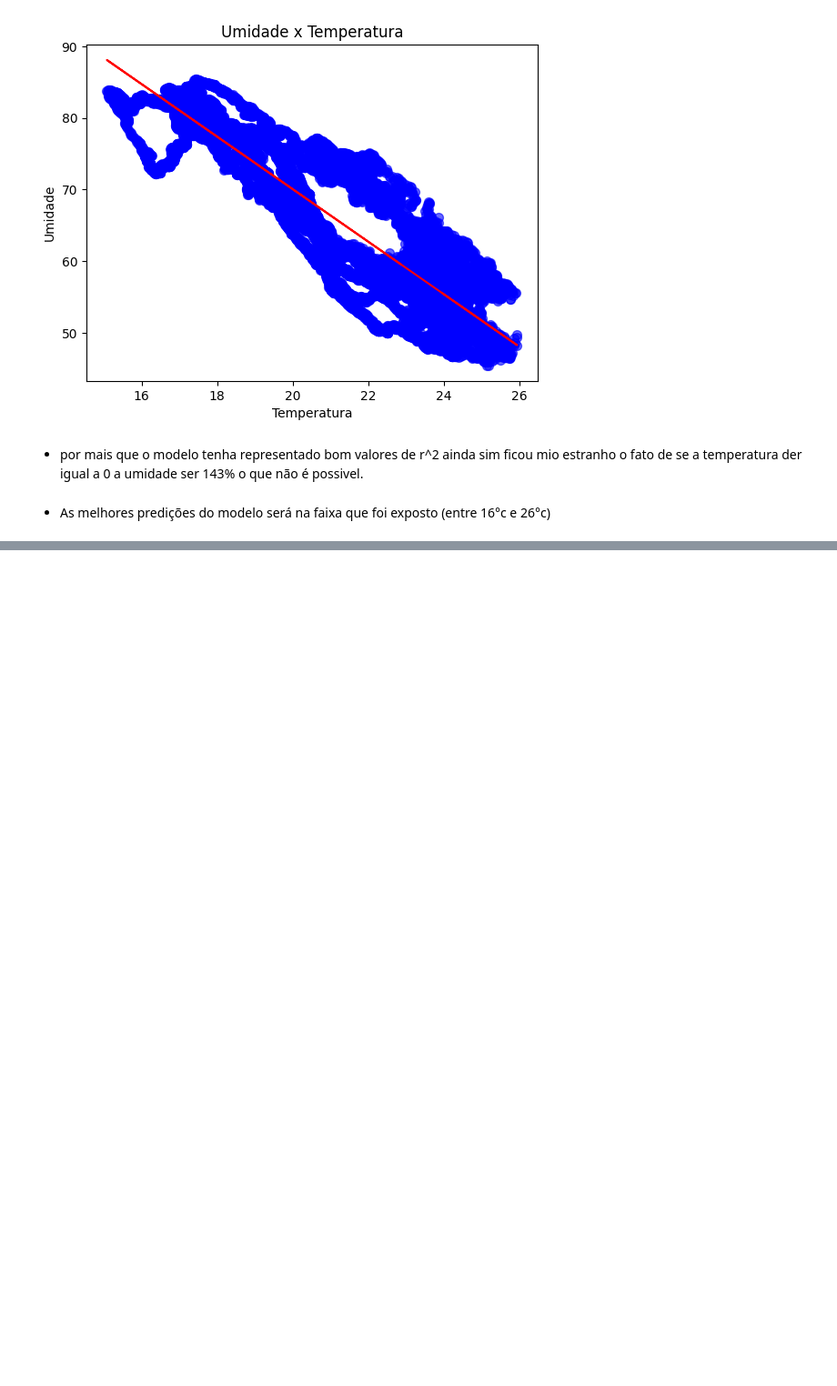
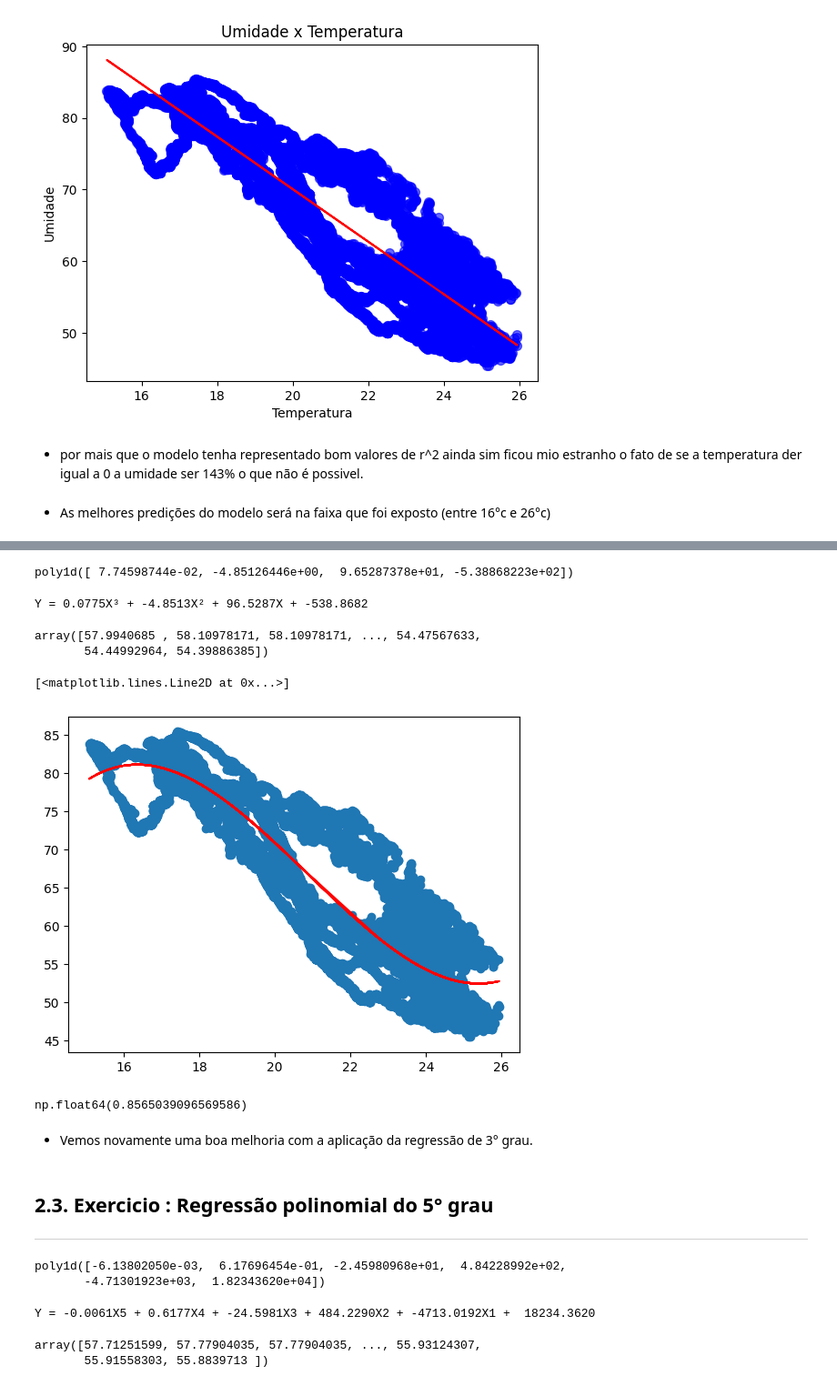
Before and after one commit to JonasSouza871/Machine-Learning-Statistics-Studies, a Jupyter notebook: Regression/Tipos_de_Regressões.ipynb, the cells around one changed output, grey strips where cells are left out. Shown at 91% size. Drawn from its saved outputs; the diff is of its cells as text; code cells hidden in the pictures; blank space fills up the shorter version.

```diff
--- a/Regression/Tipos_de_Regressões.ipynb
+++ b/Regression/Tipos_de_Regressões.ipynb
@@ -133,0 +220,58 @@ plt.show()
+# %%
+coeficientes_cubico = np.polyfit(df['Temp_AHT20_C'],df['Umid_AHT20_pct'], 3) # definicao e trieno do modelo como 3° grau
+modelo_cubico = np.poly1d(coeficientes_cubico) #calcula os coeficientes
+modelo_cubico
+# %% [output]
+poly1d([ 7.74598744e-02, -4.85126446e+00,  9.65287378e+01, -5.38868223e+02])
+# %%
+a, b, c, d = coeficientes_cubico #pega os valores de a,b,c e d com base na equação de 3°
+print(f"Y = {a:.4f}X³ + {b:.4f}X² + {c:.4f}X + {d:.4f}") #plota no formato
+# %% [output]
+Y = 0.0775X³ + -4.8513X² + 96.5287X + -538.8682
+# %%
+Umidade_prevista = modelo_cubico(df['Temp_AHT20_C']) #previsao de umidade com base nos dados de temperatura
+Umidade_prevista
+# %% [output]
+array([57.9940685 , 58.10978171, 58.10978171, ..., 54.47567633,
+       54.44992964, 54.39886385])
+# %%
+plt.scatter(df['Temp_AHT20_C'],df['Umid_AHT20_pct']) #plota os pontos reais
+plt.plot(df['Temp_AHT20_C'], Umidade_prevista ,color='red') #plota a curva prevista
+# %% [output]
+[<matplotlib.lines.Line2D at 0x...>]
+[figure, added]
+# %%
+umidade_prevista = modelo_cubico(df['Temp_AHT20_C']) #previsao de umidade com base nos dados de temperatura
+umidade_real = df['Umid_AHT20_pct'] #pega os dados reais
+
+ss_res = np.sum((umidade_real - umidade_prevista)**2) #soma dos quadrados dos resíduos
+ss_tot = np.sum((umidade_real - np.mean(umidade_real))**2) #soma dos quadrados total
+
+r2_cubico = 1 - (ss_res/ss_tot)
+r2_cubico
+# %% [output]
+np.float64(0.8565039096569586)
+# %% [markdown]
+- Vemos novamente uma boa melhoria com a aplicação da regressão de 3° grau.
+# %% [markdown]
+## 2.3. Exercicio :  Regressão polinomial do 5° grau
+
+------------
+# %%
+coeficientes_exercicio = np.polyfit(df['Temp_AHT20_C'],df['Umid_AHT20_pct'],5 )
+modelo_exercicio = np.poly1d(coeficientes_exercicio) #calcula os coeficientes
+modelo_exercicio
+# %% [output]
+poly1d([-6.13802050e-03,  6.17696454e-01, -2.45980968e+01,  4.84228992e+02,
+       -4.71301923e+03,  1.82343620e+04])
+# %%
+a, b, c, d,e,f = coeficientes_exercicio #pega os valores de a,b,c e d com base na equação de 3°
+print(f"Y = {a:.4f}X5 + {b:.4f}X4 + {c:.4f}X3 + {d:.4f}X2 + {e:.4f}X1 +  {f:.4f} ") #plota no formato
+# %% [output]
+Y = -0.0061X5 + 0.6177X4 + -24.5981X3 + 484.2290X2 + -4713.0192X1 +  18234.3620
+# %%
+Umidade_prevista = modelo_exercicio(df['Temp_AHT20_C']) #previsao de umidade com base nos dados de temperatura
+Umidade_prevista
+# %% [output]
+array([57.71251599, 57.77904035, 57.77904035, ..., 55.93124307,
+       55.91558303, 55.8839713 ])
```
Also changed, not shown: parts of 44 cells of this notebook, 1 other file.
